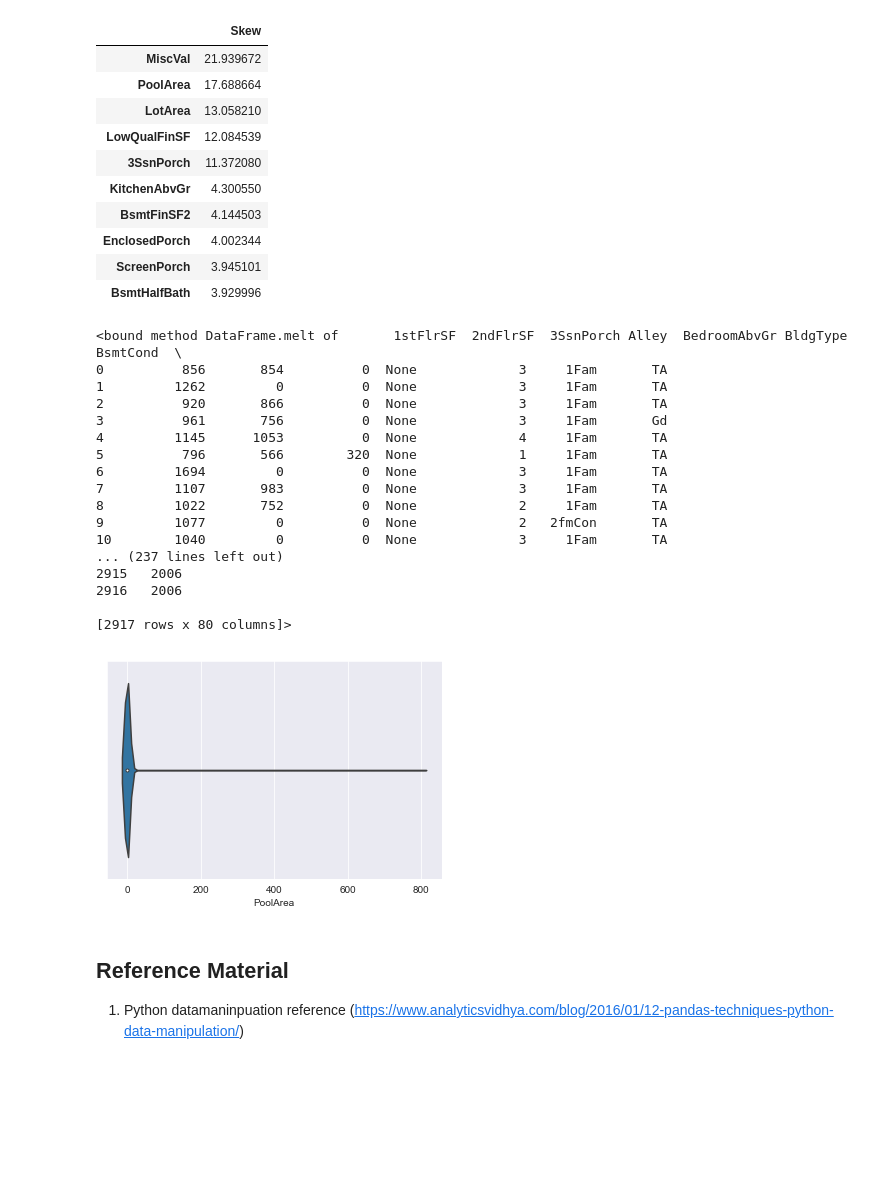
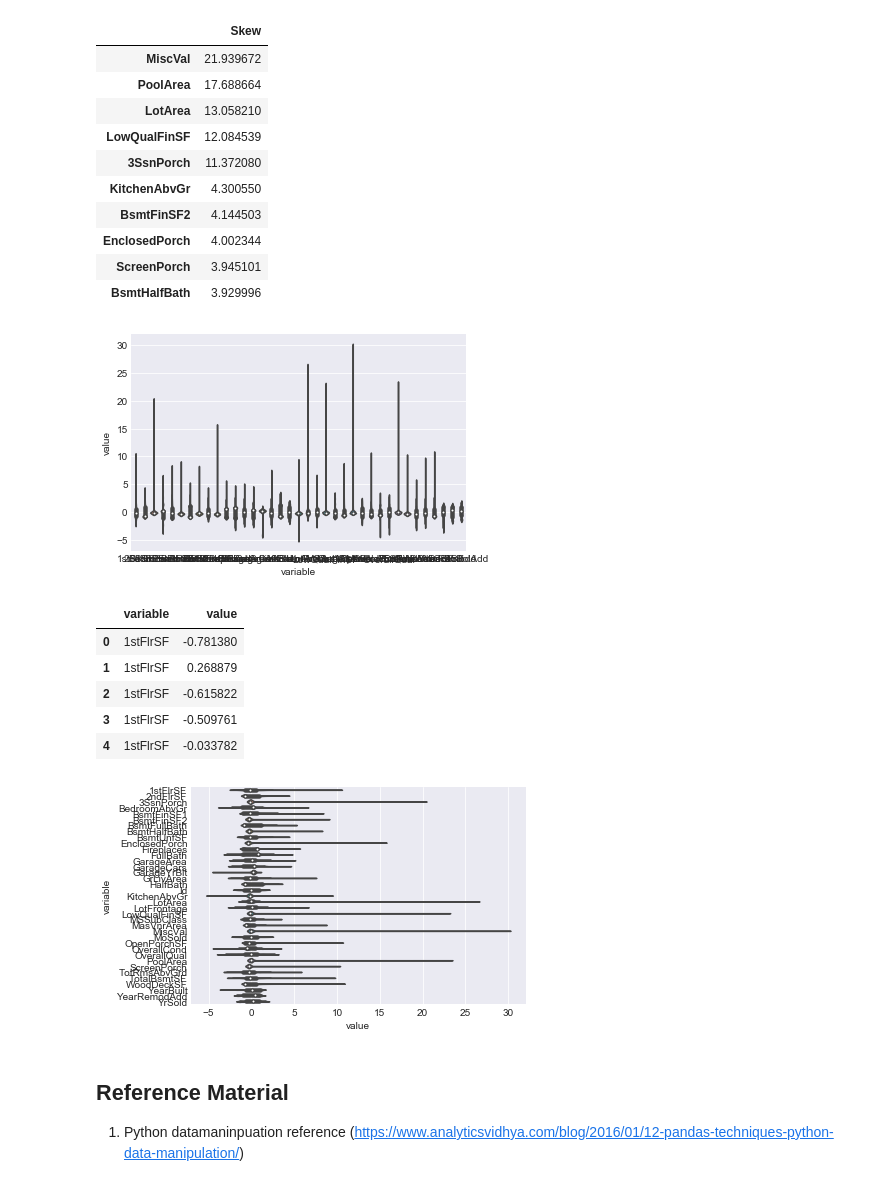
Before and after one commit to dredvard/kaggles, a Jupyter notebook: Houseprice Kaggle.ipynb, the cells around one changed output. Drawn from its saved outputs; the diff is of its cells as text; code cells hidden in the pictures; blank space fills up the shorter version.

```diff
--- a/Houseprice Kaggle.ipynb
+++ b/Houseprice Kaggle.ipynb
@@ -325,30 +363,31 @@ Skew in numerical features:
 | EnclosedPorch | 4.002344 |
 | ScreenPorch | 3.945101 |
 | BsmtHalfBath | 3.929996 |
-# %%
-all_data.
-# %% [output]
-<bound method DataFrame.melt of       1stFlrSF  2ndFlrSF  3SsnPorch Alley  BedroomAbvGr BldgType BsmtCond  \
-0          856       854          0  None             3     1Fam       TA
-1         1262         0          0  None             3     1Fam       TA
-2          920       866          0  None             3     1Fam       TA
-3          961       756          0  None             3     1Fam       Gd
-4         1145      1053          0  None             4     1Fam       TA
-5          796       566        320  None             1     1Fam       TA
-6         1694         0          0  None             3     1Fam       TA
-7         1107       983          0  None             3     1Fam       TA
-8         1022       752          0  None             2     1Fam       TA
-9         1077         0          0  None             2   2fmCon       TA
-10        1040         0          0  None             3     1Fam       TA
-... (237 lines left out)
-2915   2006
-2916   2006
-
-[2917 rows x 80 columns]>
-# %%
-ax=sns.violinplot(datax=all_data['PoolArea'])
-# %% [output]
-[figure, removed]
+# %%
+#vp.drop('PoolArea',inplace=True)
+from sklearn import preprocessing
+mmscaler = preprocessing.MinMaxScaler()
+pp=all_data[numeric_feats]
+#X_scaled=pd.DataFrame(columns=numeric_feats)
+pp[numeric_feats] = preprocessing.scale(pp[numeric_feats])
+
+vp=pp.melt()
+ax=sns.violinplot(data=vp,x='value',y='variable')
+plt.show()
+vp.head()
+# %% [output]
+[figure, added]
+|  | variable | value |
+| 0 | 1stFlrSF | -0.781380 |
+| 1 | 1stFlrSF | 0.268879 |
+| 2 | 1stFlrSF | -0.615822 |
+| 3 | 1stFlrSF | -0.509761 |
+| 4 | 1stFlrSF | -0.033782 |
+# %%
+ax=sns.violinplot(data=vp,x='value',y='variable')
+#vp.value.unique()
+# %% [output]
+[figure, added]
 # %% [markdown]
 ##  Reference Material
 
```
Also changed, not shown: parts of 13 cells of this notebook.
